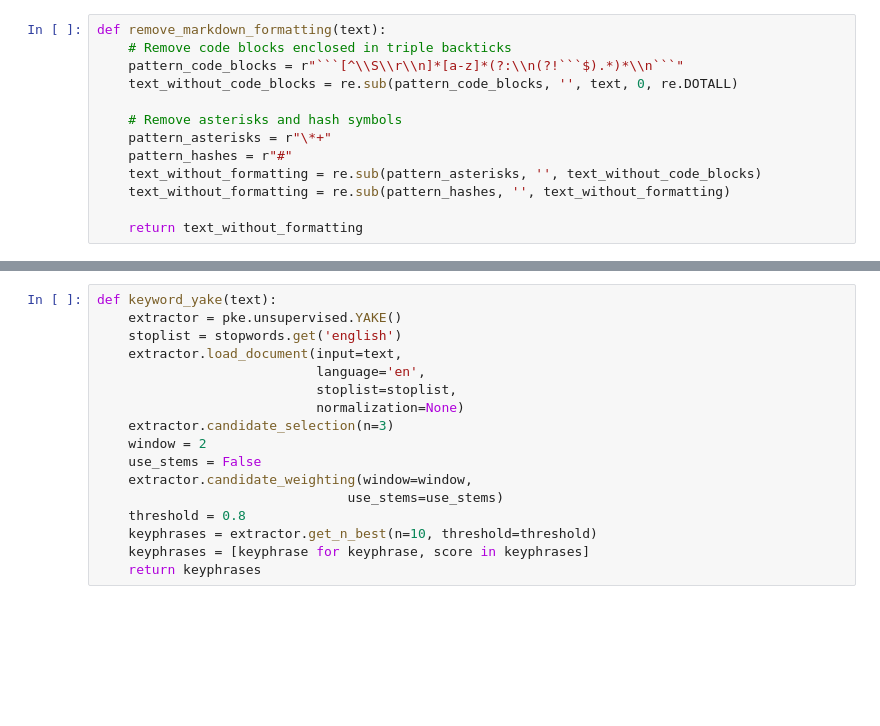
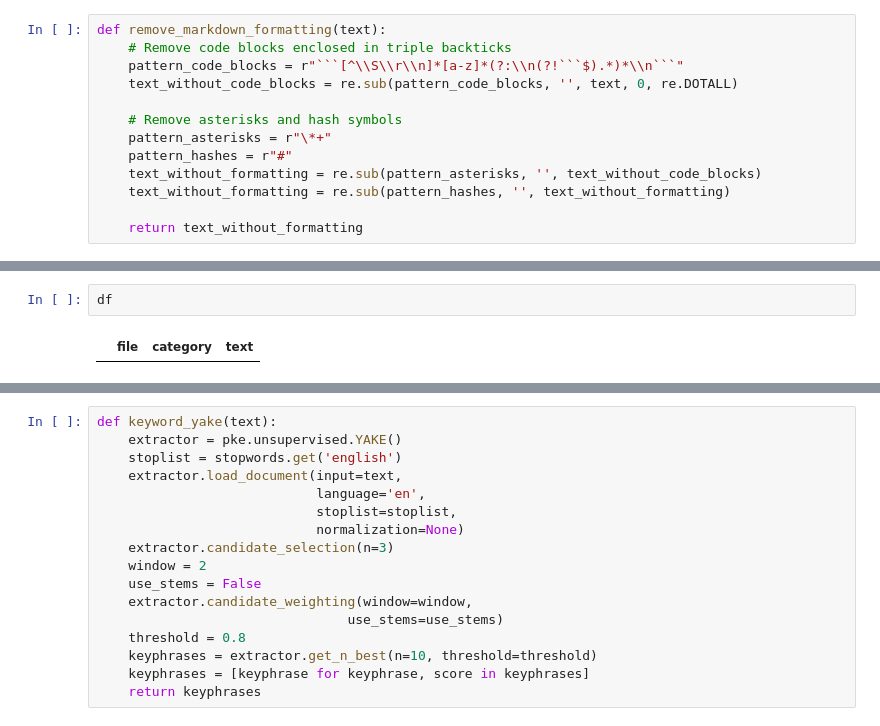
Before and after one commit to Jainam18/LS_AMG_RAG, a Jupyter notebook: LS_AMG_RAG/metadata_extraction/metadata.ipynb, the cells around one changed output, grey strips where cells are left out. Cells and saved outputs as stored; diff of their text form; blank space fills up the shorter version.

```diff
--- a/LS_AMG_RAG/metadata_extraction/metadata.ipynb
+++ b/LS_AMG_RAG/metadata_extraction/metadata.ipynb
@@ -30,3 +32,7 @@ for root, dirs, files in os.walk('../data'):
+# %%
+df
+# %% [output]
+|  | file | category | text |
 # %%
 import pandas as pd
 df = pd.DataFrame(data.items(), columns=['File', 'Text'])
```
Also changed, not shown: parts of 2 cells of this notebook, 4 other files.
